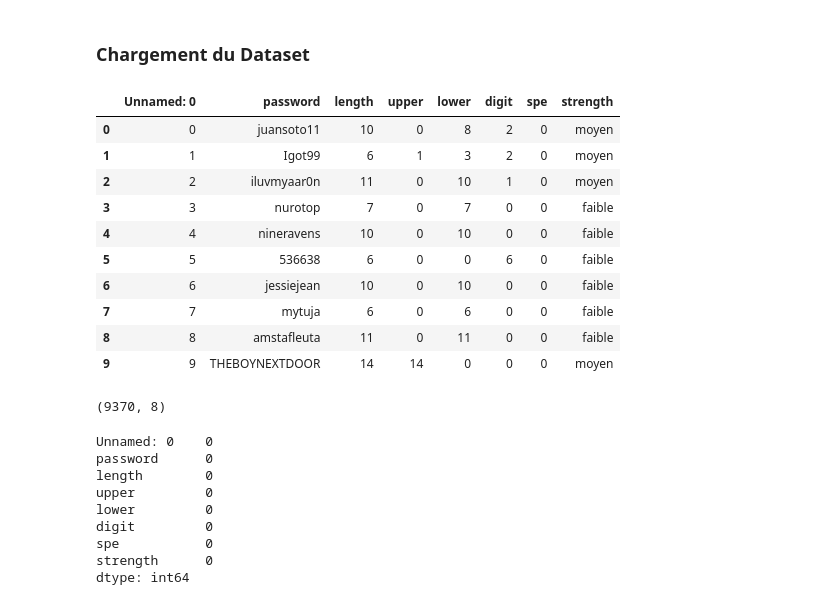
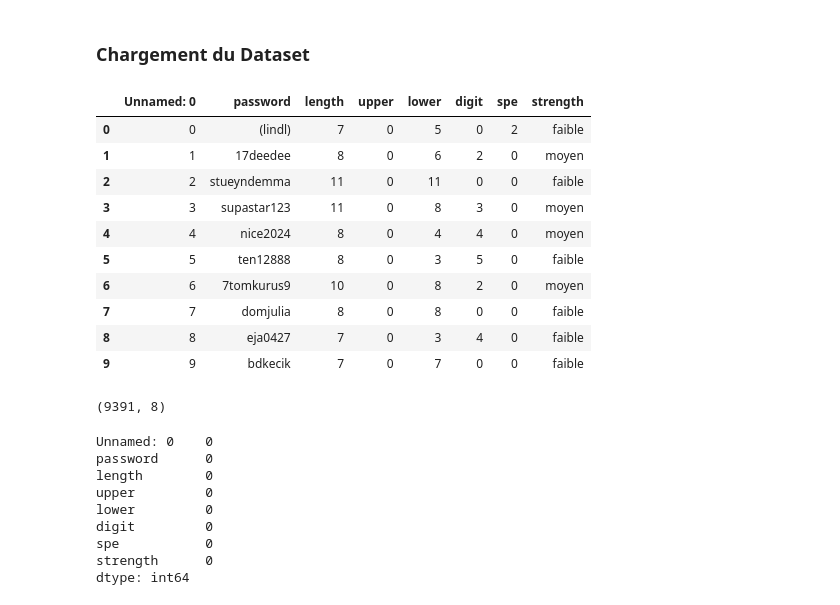
Before and after one commit to ValerieLav/SI-Gestion-et-Analyse-MDP, a Jupyter notebook: net.ipynb, the cells around one changed output. Drawn from its saved outputs; the diff is of its cells as text; code cells hidden in the pictures.

```diff
--- a/net.ipynb
+++ b/net.ipynb
@@ -16,29 +16,29 @@ from extractFeatures import *
 # %% [markdown]
 ### Chargement du Dataset
 # %%
-file_path = r'dataset/df18.csv'
+file_path = r'dataset/df32.csv'
 
 df = pd.read_csv(file_path,
                   on_bad_lines='skip',
                   encoding="latin-1")
 
 df.head(10)
 # %% [output]
 |  | Unnamed: 0 | password | length | upper | lower | digit | spe | strength |
-| 0 | 0 | juansoto11 | 10 | 0 | 8 | 2 | 0 | moyen |
-| 1 | 1 | Igot99 | 6 | 1 | 3 | 2 | 0 | moyen |
-| 2 | 2 | iluvmyaar0n | 11 | 0 | 10 | 1 | 0 | moyen |
-| 3 | 3 | nurotop | 7 | 0 | 7 | 0 | 0 | faible |
-| 4 | 4 | nineravens | 10 | 0 | 10 | 0 | 0 | faible |
-| 5 | 5 | 536638 | 6 | 0 | 0 | 6 | 0 | faible |
-| 6 | 6 | jessiejean | 10 | 0 | 10 | 0 | 0 | faible |
-| 7 | 7 | mytuja | 6 | 0 | 6 | 0 | 0 | faible |
-| 8 | 8 | amstafleuta | 11 | 0 | 11 | 0 | 0 | faible |
-| 9 | 9 | THEBOYNEXTDOOR | 14 | 14 | 0 | 0 | 0 | moyen |
+| 0 | 0 | (lindl) | 7 | 0 | 5 | 0 | 2 | faible |
+| 1 | 1 | 17deedee | 8 | 0 | 6 | 2 | 0 | moyen |
+| 2 | 2 | stueyndemma | 11 | 0 | 11 | 0 | 0 | faible |
+| 3 | 3 | supastar123 | 11 | 0 | 8 | 3 | 0 | moyen |
+| 4 | 4 | nice2024 | 8 | 0 | 4 | 4 | 0 | moyen |
+| 5 | 5 | ten12888 | 8 | 0 | 3 | 5 | 0 | faible |
+| 6 | 6 | 7tomkurus9 | 10 | 0 | 8 | 2 | 0 | moyen |
+| 7 | 7 | domjulia | 8 | 0 | 8 | 0 | 0 | faible |
+| 8 | 8 | eja0427 | 7 | 0 | 3 | 4 | 0 | faible |
+| 9 | 9 | bdkecik | 7 | 0 | 7 | 0 | 0 | faible |
 # %%
 df.shape
 # %% [output]
-(9370, 8)
+(9391, 8)
 # %%
 df.isnull().sum()
 # %% [output]
```
Also changed, not shown: parts of 8 cells of this notebook, 4 other files.
